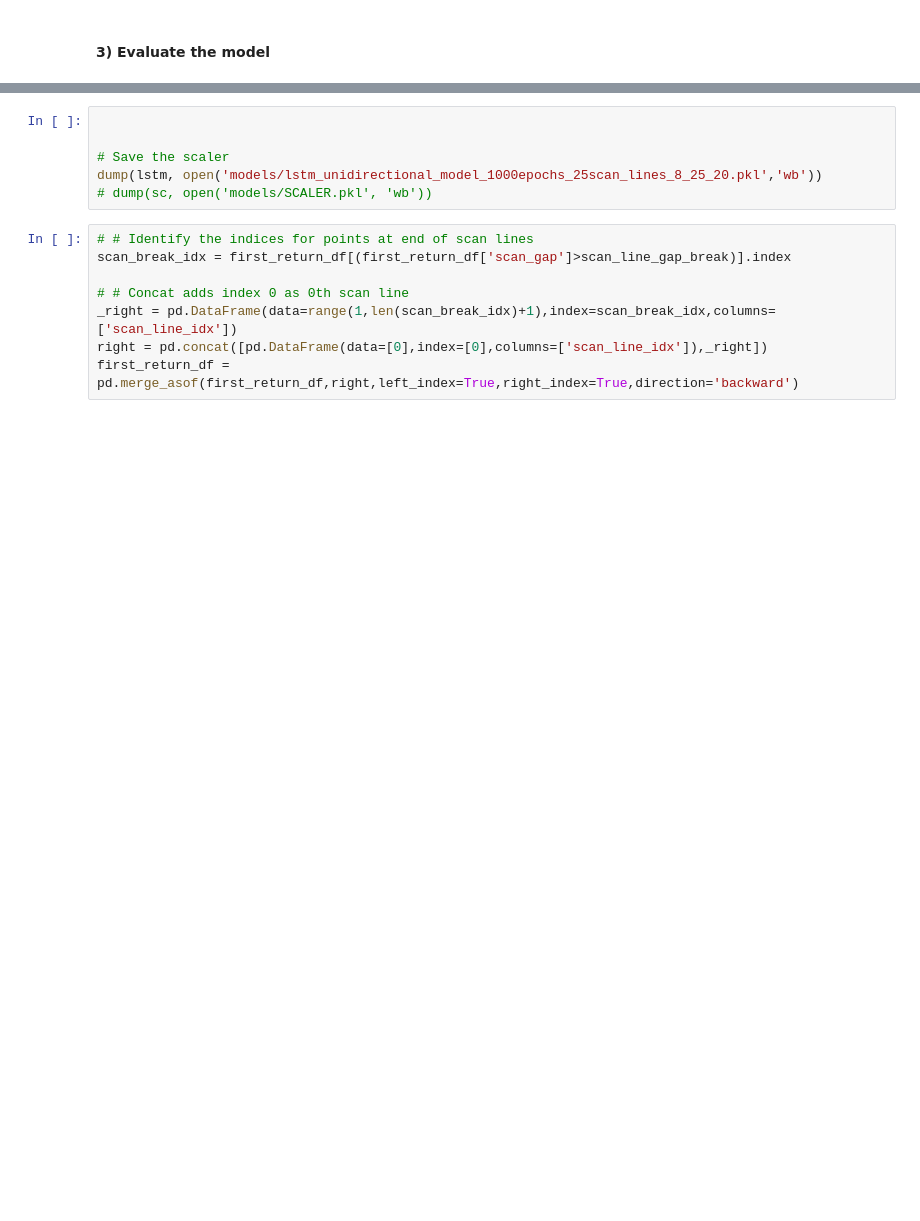
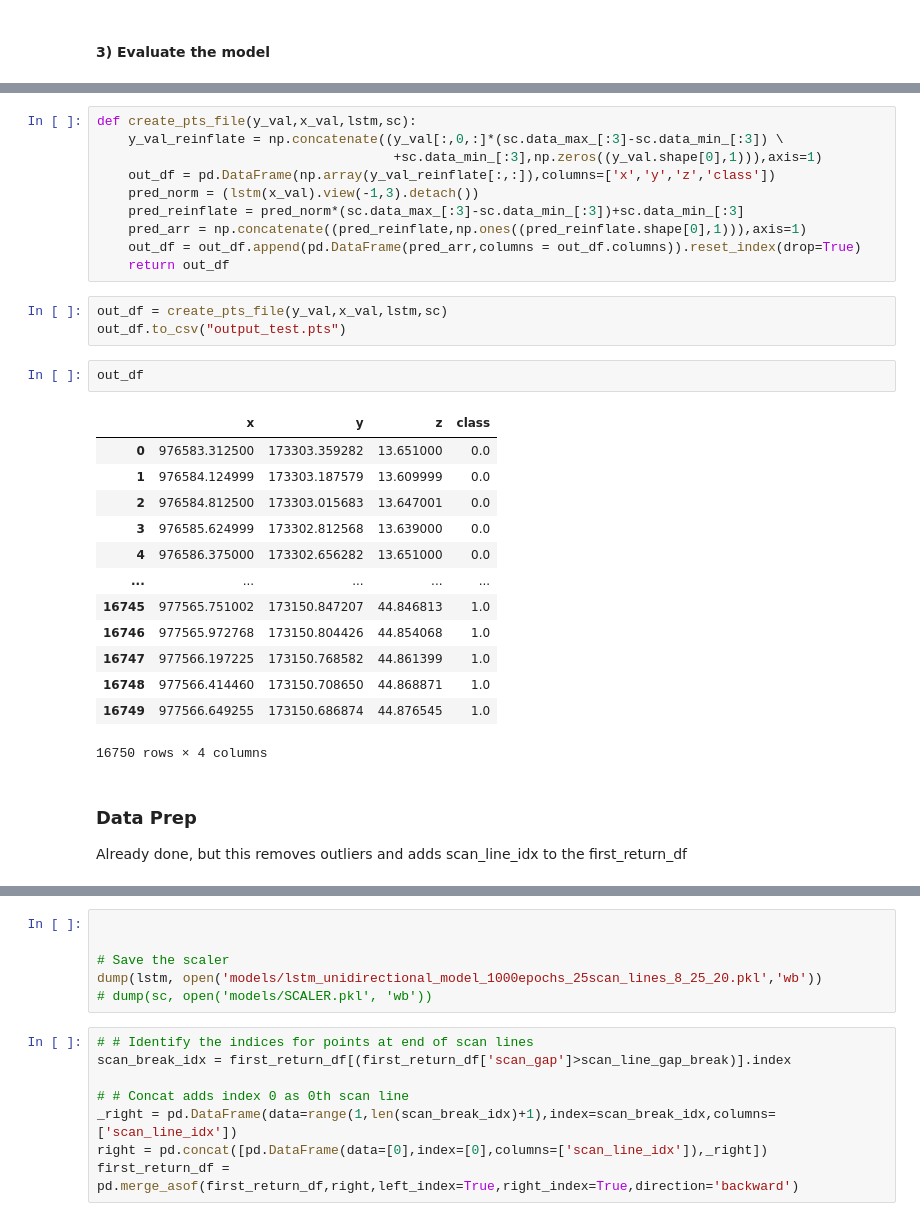
Before and after one commit to mihamerstan/lidar_metrics, a Jupyter notebook: lstm/LSTM_flight_pass.ipynb, the cells around one changed output, grey strips where cells are left out. Saved outputs shown, nothing was run; the diff lists cells and outputs as text; blank space fills up the shorter version.

```diff
--- a/lstm/LSTM_flight_pass.ipynb
+++ b/lstm/LSTM_flight_pass.ipynb
@@ -237,3 +299,35 @@ y[:,0,0]
+# %%
+def create_pts_file(y_val,x_val,lstm,sc):
+    y_val_reinflate = np.concatenate((y_val[:,0,:]*(sc.data_max_[:3]-sc.data_min_[:3]) \
+                                      +sc.data_min_[:3],np.zeros((y_val.shape[0],1))),axis=1)
+    out_df = pd.DataFrame(np.array(y_val_reinflate[:,:]),columns=['x','y','z','class'])
+    pred_norm = (lstm(x_val).view(-1,3).detach())
+    pred_reinflate = pred_norm*(sc.data_max_[:3]-sc.data_min_[:3])+sc.data_min_[:3]
+    pred_arr = np.concatenate((pred_reinflate,np.ones((pred_reinflate.shape[0],1))),axis=1)
+    out_df = out_df.append(pd.DataFrame(pred_arr,columns = out_df.columns)).reset_index(drop=True)
+    return out_df
+# %%
+out_df = create_pts_file(y_val,x_val,lstm,sc)
+out_df.to_csv("output_test.pts")
+# %%
+out_df
+# %% [output]
+|  | x | y | z | class |
+| 0 | 976583.312500 | 173303.359282 | 13.651000 | 0.0 |
+| 1 | 976584.124999 | 173303.187579 | 13.609999 | 0.0 |
+| 2 | 976584.812500 | 173303.015683 | 13.647001 | 0.0 |
+| 3 | 976585.624999 | 173302.812568 | 13.639000 | 0.0 |
+| 4 | 976586.375000 | 173302.656282 | 13.651000 | 0.0 |
+| ... | ... | ... | ... | ... |
+| 16745 | 977565.751002 | 173150.847207 | 44.846813 | 1.0 |
+| 16746 | 977565.972768 | 173150.804426 | 44.854068 | 1.0 |
+| 16747 | 977566.197225 | 173150.768582 | 44.861399 | 1.0 |
+| 16748 | 977566.414460 | 173150.708650 | 44.868871 | 1.0 |
+| 16749 | 977566.649255 | 173150.686874 | 44.876545 | 1.0 |
+16750 rows × 4 columns
+# %% [markdown]
+### Data Prep
+Already done, but this removes outliers and adds scan_line_idx to the first_return_df
 # %%
 # Adj GPS Time: Set both timestamps to zero for the first record
 def adjust_time(df,time_field):
```
Also changed, not shown: parts of 19 cells of this notebook.
